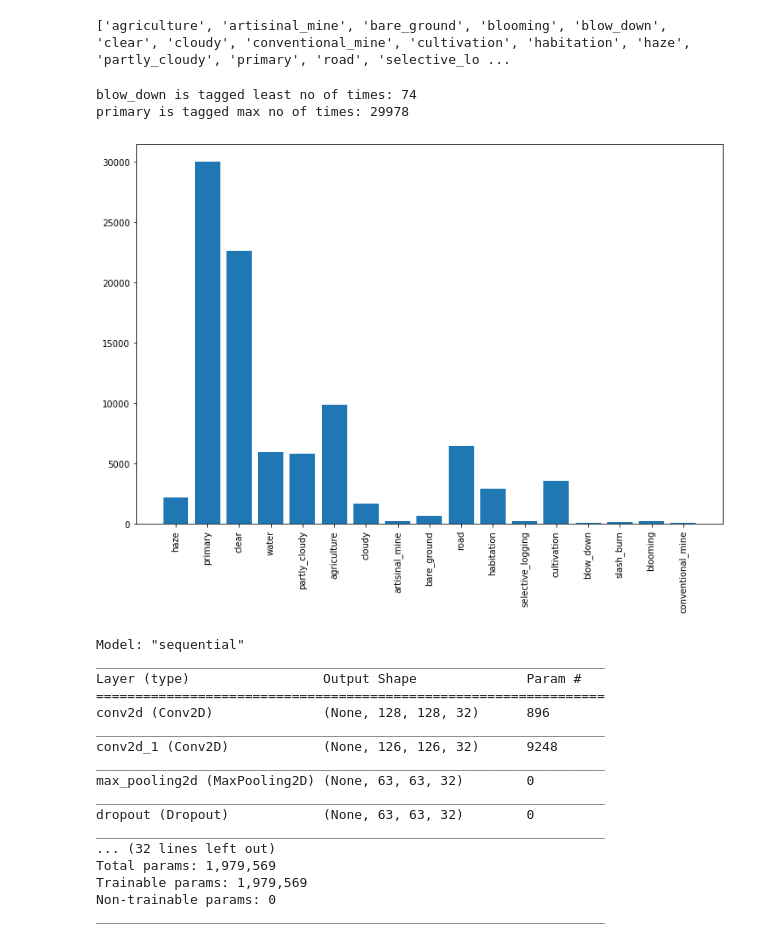
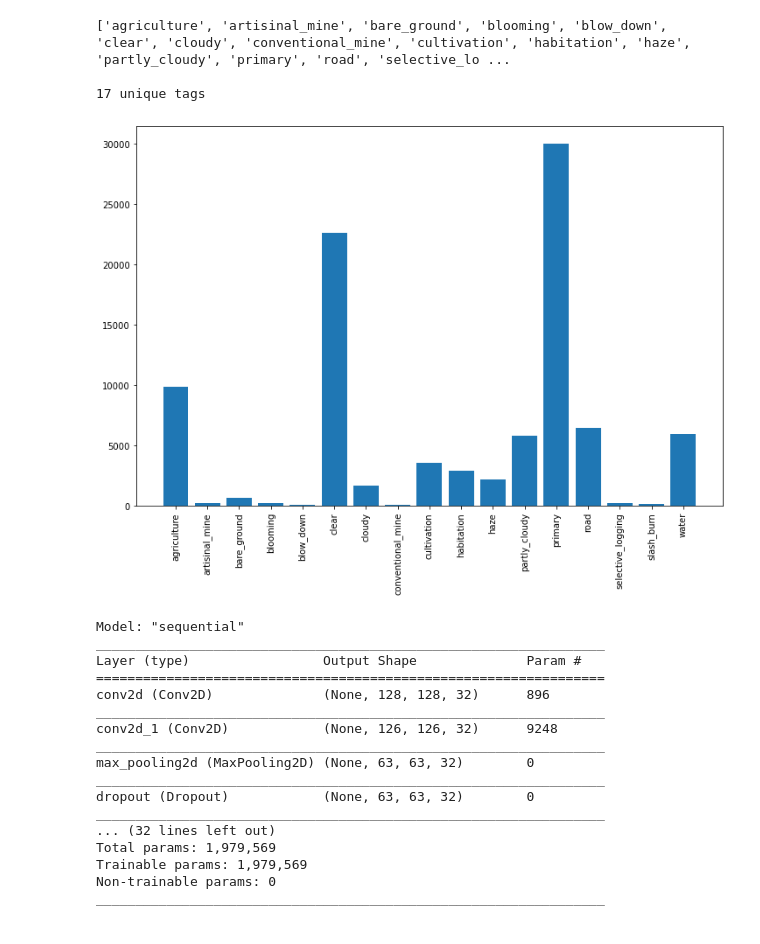
Before and after one commit to jihoonkim888/Amazon-Forest-Image-Classification, a Jupyter notebook: CNN.ipynb, the cells around one changed output. Saved outputs shown, nothing was run; the diff lists cells and outputs as text; code cells hidden in the pictures.

```diff
--- a/CNN.ipynb
+++ b/CNN.ipynb
@@ -78,8 +62,9 @@ df_test = pd.read_csv(TEST_CSV_PATH)
 df_train['image_name'] = df_train['image_name'].astype(str)
 df_test['image_name'] = df_test['image_name'].astype(str)
 
+df_train['tags'] = df_train['tags'].apply(lambda x: x.split(' '))
 df_test['tags'] = df_test['tags'].apply(lambda x: x.split(' '))
 
-print(df_train.head())
-print()
-print(df_test.head())
+# print(df_train.head())
+# print()
+# print(df_test.head())
@@ -104,16 +75,18 @@ y_train = np.array(df_train['tags'].tolist())
-# %%
-labels = []
-
-for tag in df_train['tags'].values:
-    labels_in_tag = tag.split(' ')
-    for label in labels_in_tag:
-        if label not in labels:
-            labels.append(label)
-
-labels.sort()
-print(labels)
-# %% [output]
-['agriculture', 'artisinal_mine', 'bare_ground', 'blooming', 'blow_down', 'clear', 'cloudy', 'conventional_mine', 'cultivation', 'habitation', 'haze', 'partly_cloudy', 'primary', 'road', 'selective_lo ...
+# %%
+# check labels in tags and how many there are
+tags = df_train['tags'].values
+
+flat_list = [item for sublist in tags for item in sublist]
+tags_unique, tags_count = np.unique(flat_list, return_counts=True)
+labels = list(tags_unique)
+
+print(labels)
+print()
+print(len(labels), "unique tags")
+# %% [output]
+['agriculture', 'artisinal_mine', 'bare_ground', 'blooming', 'blow_down', 'clear', 'cloudy', 'conventional_mine', 'cultivation', 'habitation', 'haze', 'partly_cloudy', 'primary', 'road', 'selective_lo ...
+
+17 unique tags
 # %%
 # plt.figure(figsize=(20, 20))
 # res = [32, 64, 128, 256]
@@ -131,35 +104,17 @@ print(labels)
 #         plt.axis('off')
 
 # plt.show()
-# %%
-#Distribution of the labels :
-
-plt.figure(figsize=(12, 8))
-
-labels_count = {}
-
-for tag in df_train['tags'].values:
-    labels_in_tag = tag.split(' ')
-    for label in labels_in_tag:
-        if label in labels_count:
-            labels_count[label] += 1
-        else:
-            labels_count[label] = 0
-
-min_label = min(labels_count, key=labels_count.get)
-max_label = max(labels_count, key=labels_count.get)
-
-print(min_label+" is tagged least no of times: "+str(labels_count[min_label]))
-print(max_label+" is tagged max no of times: "+str(labels_count[max_label]))
-
-plt.bar(range(len(labels_count)), list(labels_count.values()), align='center')
-plt.xticks(range(len(labels_count)), list(labels_count.keys()), rotation=90)
-
-plt.show()
-# %% [output]
-blow_down is tagged least no of times: 74
-primary is tagged max no of times: 29978
-[figure, removed]
+# %%
+# Distribution of the labels
+
+plt.figure(figsize=(12, 8))
+
+plt.bar(range(len(tags_count)), list(tags_count), align='center')
+plt.xticks(range(len(tags_count)), list(labels), rotation=90)
+
+plt.show()
+# %% [output]
+[figure, added]
 # %%
 # Define learning curve and evaluation metric (f-2 Beta score):
 
```
Also changed, not shown: parts of 16 cells of this notebook.
